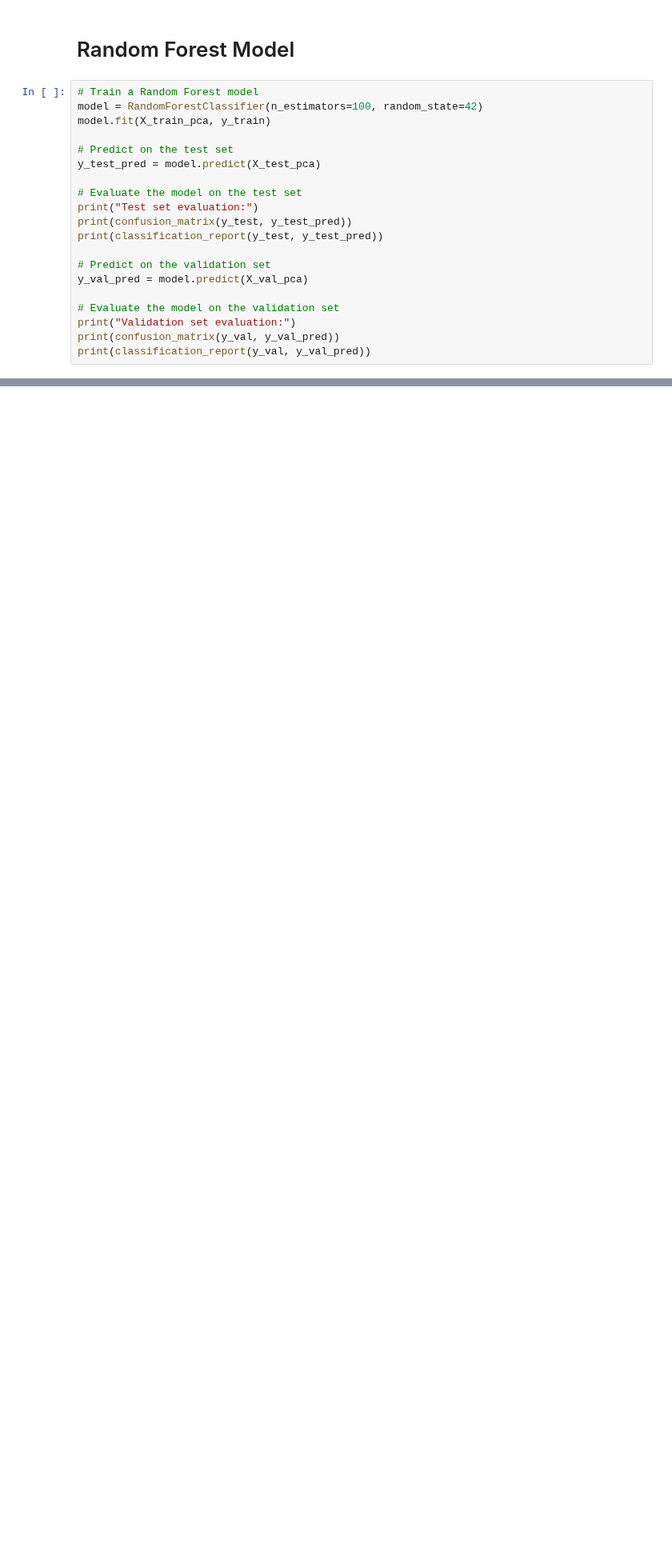
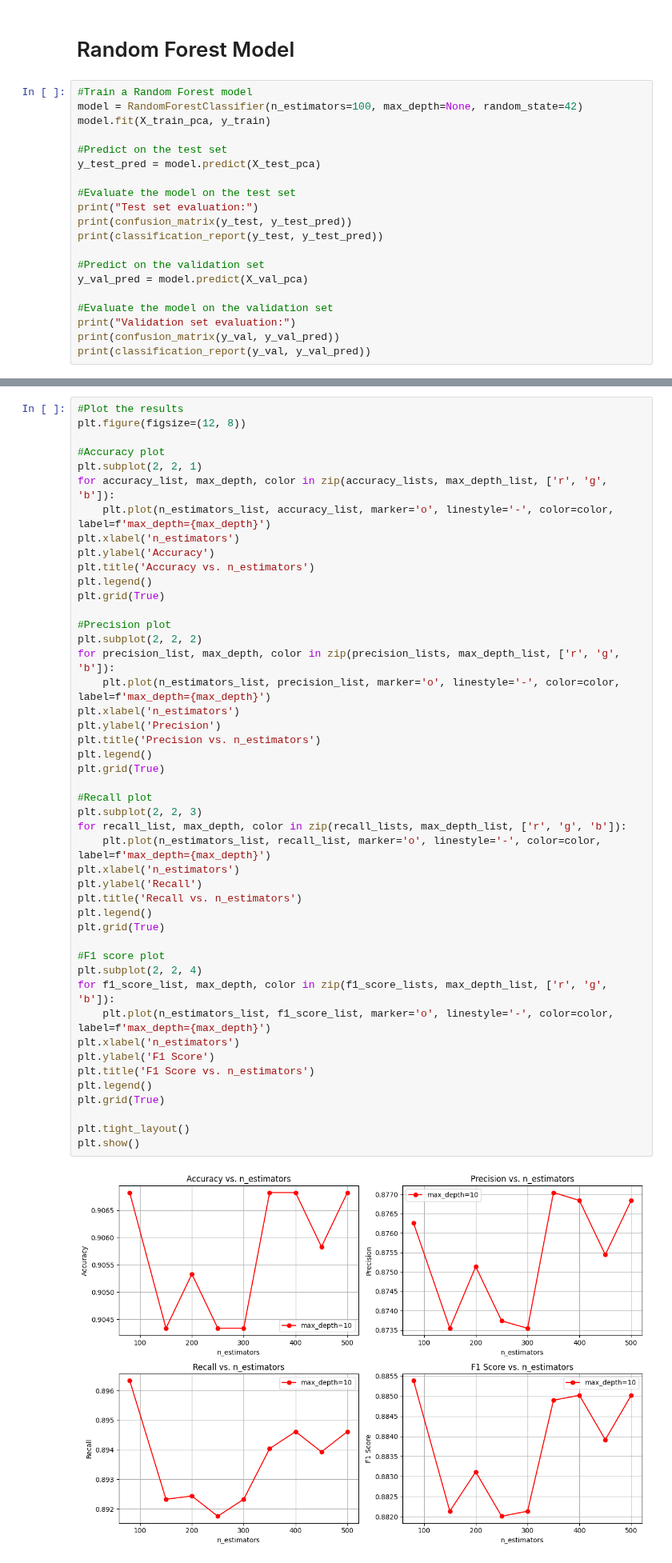
Before and after one commit to MaayanHagbi/CAS_ADS_Final_Project, a Jupyter notebook: Fraud_Detection_ML_(CAS_ADS).ipynb, the cells around one changed output, grey strips where cells are left out. Shown at 80% size. Drawn from its saved outputs; the diff is of its cells as text; blank space fills up the shorter version.

```diff
--- a/Fraud_Detection_ML_(CAS_ADS).ipynb
+++ b/Fraud_Detection_ML_(CAS_ADS).ipynb
@@ -964,22 +1064,22 @@ Components of Component 3:
 # %% [markdown]
 # Random Forest Model
 # %%
-# Train a Random Forest model
-model = RandomForestClassifier(n_estimators=100, random_state=42)
+#Train a Random Forest model
+model = RandomForestClassifier(n_estimators=100, max_depth=None, random_state=42)
 model.fit(X_train_pca, y_train)
 
-# Predict on the test set
+#Predict on the test set
 y_test_pred = model.predict(X_test_pca)
 
-# Evaluate the model on the test set
+#Evaluate the model on the test set
 print("Test set evaluation:")
 print(confusion_matrix(y_test, y_test_pred))
 print(classification_report(y_test, y_test_pred))
 
-# Predict on the validation set
+#Predict on the validation set
 y_val_pred = model.predict(X_val_pca)
 
-# Evaluate the model on the validation set
+#Evaluate the model on the validation set
 print("Validation set evaluation:")
 print(confusion_matrix(y_val, y_val_pred))
 print(classification_report(y_val, y_val_pred))
@@ -1004,3 +1139,51 @@ weighted avg       0.88      0.88      0.88      2102
+# %%
+#Plot the results
+plt.figure(figsize=(12, 8))
+
+#Accuracy plot
+plt.subplot(2, 2, 1)
+for accuracy_list, max_depth, color in zip(accuracy_lists, max_depth_list, ['r', 'g', 'b']):
+    plt.plot(n_estimators_list, accuracy_list, marker='o', linestyle='-', color=color, label=f'max_depth={max_depth}')
+plt.xlabel('n_estimators')
+plt.ylabel('Accuracy')
+plt.title('Accuracy vs. n_estimators')
+plt.legend()
+plt.grid(True)
+
+#Precision plot
+plt.subplot(2, 2, 2)
+for precision_list, max_depth, color in zip(precision_lists, max_depth_list, ['r', 'g', 'b']):
+    plt.plot(n_estimators_list, precision_list, marker='o', linestyle='-', color=color, label=f'max_depth={max_depth}')
+plt.xlabel('n_estimators')
+plt.ylabel('Precision')
+plt.title('Precision vs. n_estimators')
+plt.legend()
+plt.grid(True)
+
+#Recall plot
+plt.subplot(2, 2, 3)
+for recall_list, max_depth, color in zip(recall_lists, max_depth_list, ['r', 'g', 'b']):
+    plt.plot(n_estimators_list, recall_list, marker='o', linestyle='-', color=color, label=f'max_depth={max_depth}')
+plt.xlabel('n_estimators')
+plt.ylabel('Recall')
+plt.title('Recall vs. n_estimators')
+plt.legend()
+plt.grid(True)
+
+#F1 score plot
+plt.subplot(2, 2, 4)
+for f1_score_list, max_depth, color in zip(f1_score_lists, max_depth_list, ['r', 'g', 'b']):
+    plt.plot(n_estimators_list, f1_score_list, marker='o', linestyle='-', color=color, label=f'max_depth={max_depth}')
+plt.xlabel('n_estimators')
+plt.ylabel('F1 Score')
+plt.title('F1 Score vs. n_estimators')
+plt.legend()
+plt.grid(True)
+
+plt.tight_layout()
+plt.show()
+# %% [output]
+[figure, added]
 # %% [markdown]
 # Neural Network Model
 # %%
```
Also changed, not shown: parts of 26 cells of this notebook.
